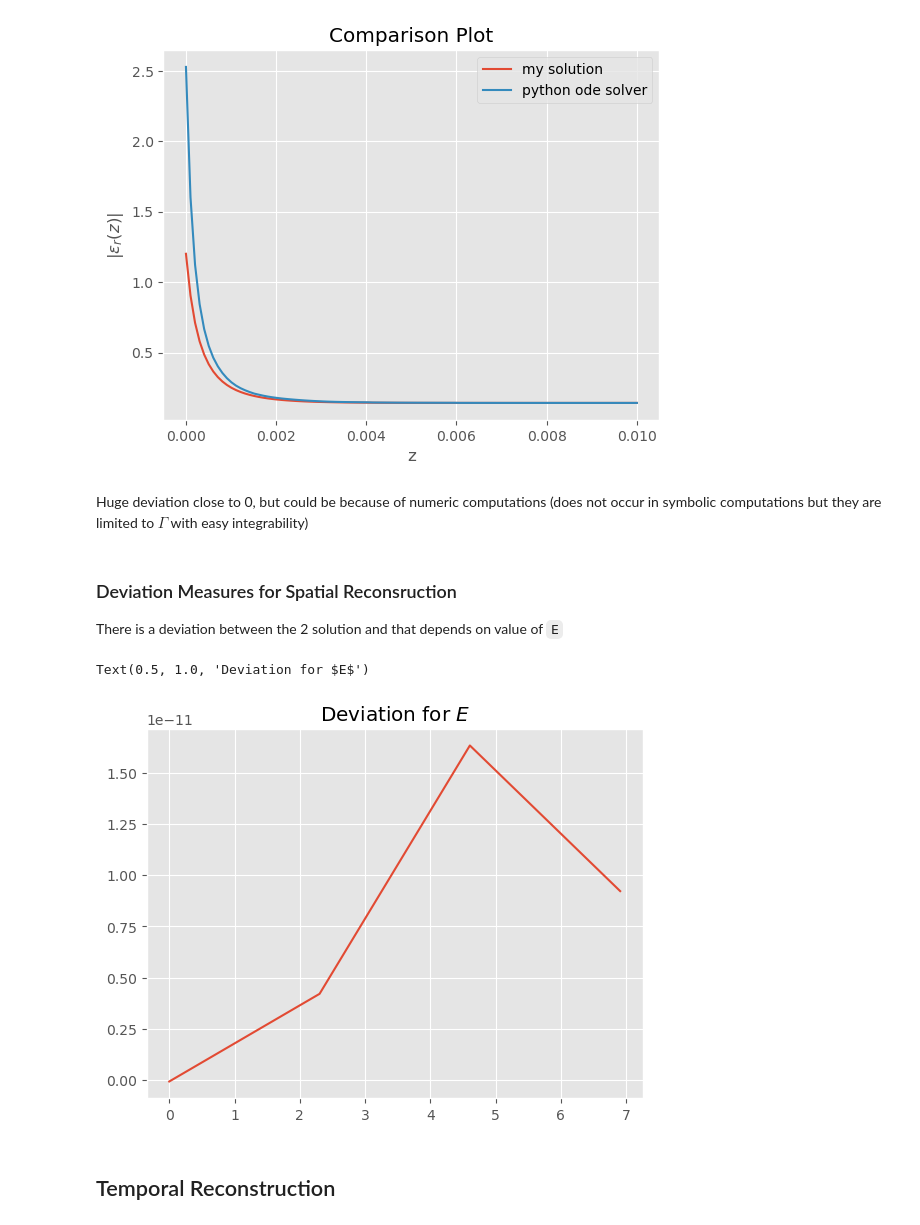
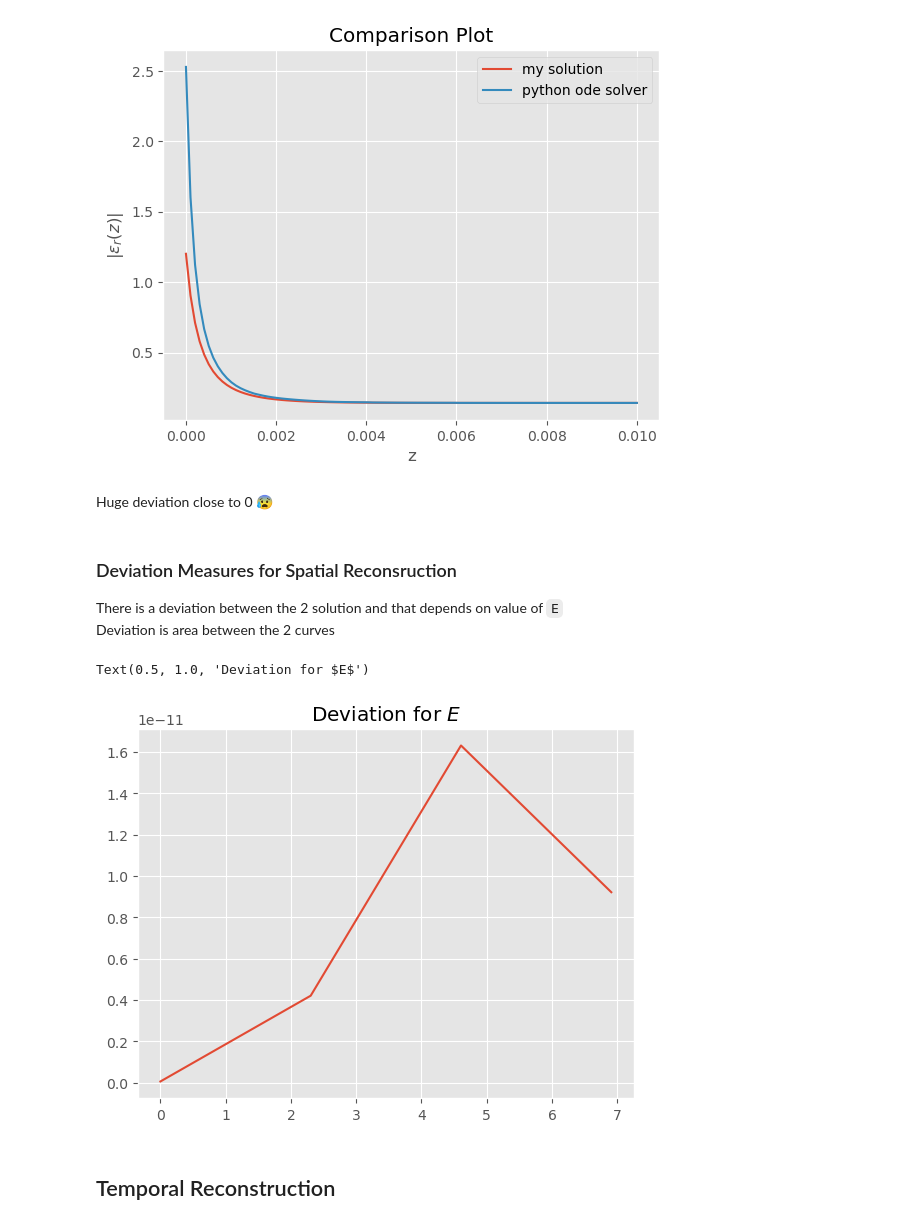
Before and after one commit to Mazz84002/Final-Year-Project, a Jupyter notebook: Numerically Checking Results/fplots.ipynb, the cells around one changed output. Saved outputs shown, nothing was run; the diff lists cells and outputs as text; code cells hidden in the pictures.

Commit message:
with deviation

```diff
--- a/Numerically Checking Results/fplots.ipynb
+++ b/Numerically Checking Results/fplots.ipynb
@@ -148,12 +148,13 @@ plt.legend()
 plt.show()
 # %% [output]
 [figure]
-# %% [markdown]
-Huge deviation close to 0, but could be because of numeric computations (does not occur in symbolic computations but they are limited to $\Gamma$ with easy integrability)
+# %% [markdown]
+Huge deviation close to 0 😰
 # %% [markdown]
 ### Deviation Measures for Spatial Reconsruction
 
 There is a deviation between the 2 solution and that depends on value of `E`
+Deviation is area between the 2 curves
 # %%
 def find_spatial_deviation(E):
     L = 0.1 # lenght of wire in meters
@@ -175,35 +176,35 @@ def find_spatial_deviation(E):
     req_xi_r = odeint(d_xi_r_dz, y0=(np.sqrt(mu_0)/Z_L), t=z_vals, tfirst=True)
     req_eps_r = np.multiply(req_xi_r, req_xi_r)
     req_eps = np.flip(req_eps_r)
     return abs(sum(eps))-abs(sum(req_eps))
 
 dev = []
 M = 4
 for i in range(0, M):
     E = 10**(i)
     def Gamma(z):
         return 0.5*np.exp(-E*z)
     def dGamma_dz(z):
         return 0.5*(-E)*np.exp(-E*z)
     def a(z):
         return -2 * dGamma_dz(z) * 1/(1-(Gamma(z))**2)
     def b(z):
         return 4*omega*np.sqrt(mu_0) * (Gamma(z)/(1-(Gamma(z))**2))
     def a_rev(z):
         return a(0.1-z)
     def b_rev(z):
         return b(0.1-z)
     def d_xi_r_dz(z, xi_r):
         return -a_rev(z)*xi_r-b_rev(z)*xi_r**2
-    dev.append(find_spatial_deviation(10**i))
+    dev.append(abs(find_spatial_deviation(10**i)))
 
 X_Y_Spline = make_interp_spline(np.arange(M), dev)
 
 plt.plot(np.log(10**(np.arange(M))), dev)
 plt.title('Deviation for $E$')
 # %% [output]
 Text(0.5, 1.0, 'Deviation for $E$')
-[figure, old version]
+[figure, new version]
 # %% [markdown]
 ## Temporal Reconstruction
 # %% [markdown]
```
Also changed, not shown: parts of 7 cells of this notebook.
